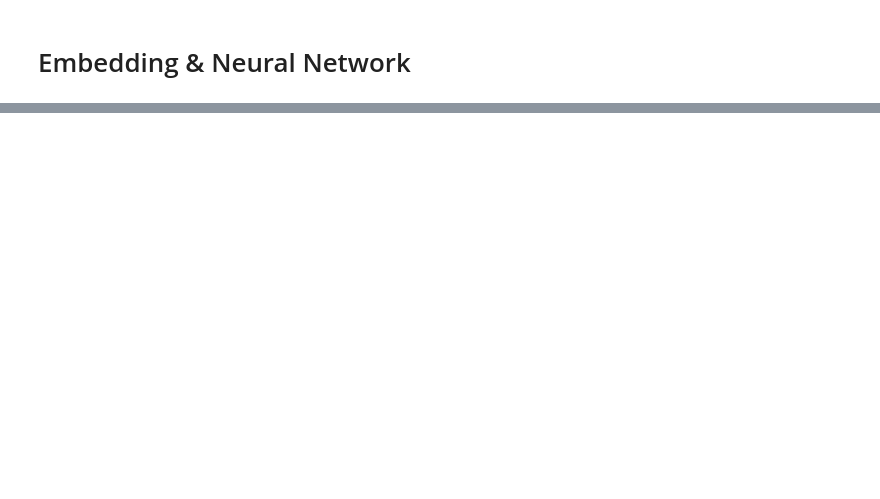
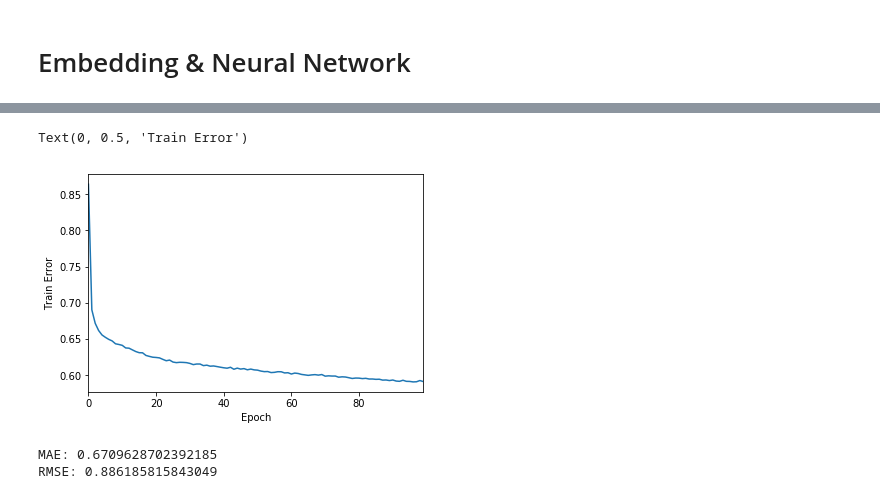
Before and after one commit to antonismand/Movies-Recommendation-System, a Jupyter notebook: Embedding.ipynb, the cells around one changed output, grey strips where cells are left out. Saved outputs shown, nothing was run; the diff lists cells and outputs as text; code cells hidden in the pictures; blank space fills up the shorter version.

```diff
--- a/Embedding.ipynb
+++ b/Embedding.ipynb
@@ -155,0 +209,38 @@ mean_absolute_error(y_true, y_hat)
+# %%
+train, test ,genres_train, genres_test = train_test_split(ratings,genres, test_size=0.05)
+# %%
+# Keras model
+n_latent_factors_user = 5
+n_latent_factors_movie = 8
+
+movie_input = keras.layers.Input(shape=[1],name='Movie')
+movie_embedding = keras.layers.Embedding(n_movies + 1, n_latent_factors_movie, name='Movie-Embedding')(movie_input)
+movie_vec = keras.layers.Flatten(name='FlattenMovies')(movie_embedding)
+movie_vec = keras.layers.Dropout(0.5)(movie_vec)
+
+
+user_input = keras.layers.Input(shape=[1],name='User')
+user_vec = keras.layers.Flatten(name='FlattenUsers')(keras.layers.Embedding(n_users + 1, n_latent_factors_user,name='User-Embedding')(user_input))
+user_vec = keras.layers.Dropout(0.5)(user_vec)
+
+genre_input = keras.layers.Input(shape=[20],name='Genre')
+# genre_vec = keras.layers.Flatten(name='FlattenGenre')(keras.layers.Embedding(20, 7 ,name='Genre-Embedding')(genre_input))
+
+
+concat = keras.layers.concatenate([movie_vec, user_vec,genre_input])
+concat_dropout = keras.layers.Dropout(0.2)(concat)
+dense = keras.layers.Dense(200,name='FullyConnected')(concat)
+dropout_1 = keras.layers.Dropout(0.2,name='Dropout')(dense)
+dense_2 = keras.layers.Dense(100,name='FullyConnected-1')(concat)
+dropout_2 = keras.layers.Dropout(0.2,name='Dropout')(dense_2)
+dense_3 = keras.layers.Dense(50,name='FullyConnected-2')(dense_2)
+dropout_3 = keras.layers.Dropout(0.2,name='Dropout')(dense_3)
+dense_4 = keras.layers.Dense(20,name='FullyConnected-3', activation='relu')(dense_3)
+
+
+result = keras.layers.Dense(1, activation='relu',name='Activation')(dense_4)
+model = keras.Model([user_input, movie_input,genre_input], result)
+model.compile(optimizer=Adam(lr=0.001),loss= 'mean_absolute_error')
+
+#visualize model
+SVG(model_to_dot(model,  show_shapes=True, rankdir='HB').create(prog='dot', format='svg'))
@@ -155,0 +249,17 @@ mean_absolute_error(y_true, y_hat)
+# %%
+history = model.fit([train['userId'], train['movieId'],genres_train], train.rating,batch_size=256, epochs=100, verbose=0)
+pd.Series(history.history['loss']).plot()
+plt.xlabel("Epoch")
+plt.ylabel("Train Error")
+# %% [output]
+Text(0, 0.5, 'Train Error')
+[figure, added]
+# %%
+y_hat = model.predict([test.userId, test.movieId,genres_test])
+y_true = test.rating
+
+print("MAE:",mean_absolute_error(y_true,y_hat))
+print("RMSE:",sqrt(mean_squared_error(y_true, y_hat)))
+# %% [output]
+MAE: 0.6709628702392185
+RMSE: 0.886185815843049
```
Also changed, not shown: parts of 21 cells of this notebook.
